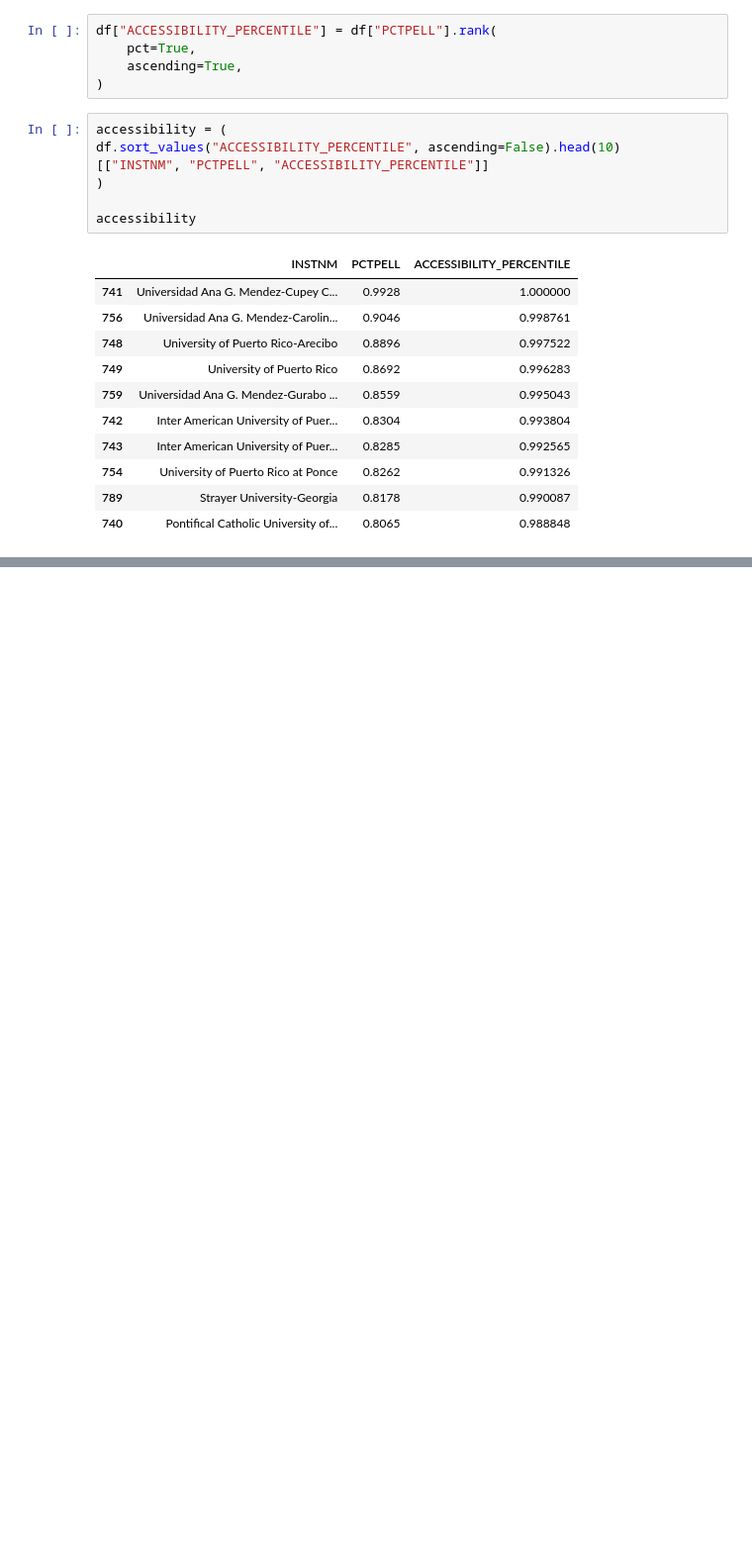
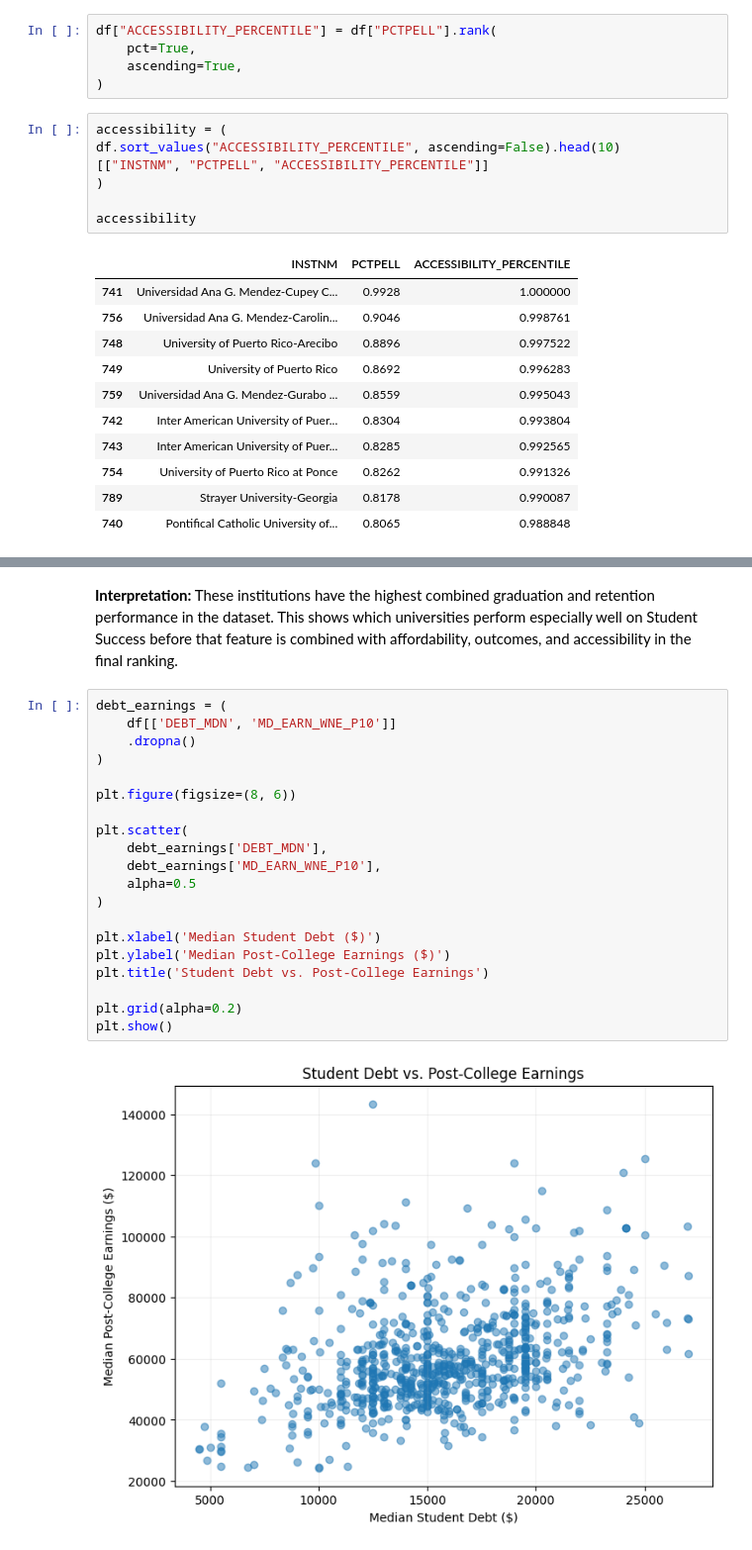
Before and after one commit to DanielYaari28/AIPI510P1, a Jupyter notebook: notebooks/02_feature_engineering.ipynb, the cells around one changed output, grey strips where cells are left out. Shown at 99% size. Drawn from its saved outputs; the diff is of its cells as text; blank space fills up the shorter version.

```diff
--- a/notebooks/02_feature_engineering.ipynb
+++ b/notebooks/02_feature_engineering.ipynb
@@ -280,0 +309,24 @@ accessibility
+# %% [markdown]
+**Interpretation:** These institutions have the highest combined graduation and retention performance in the dataset. This shows which universities perform especially well on Student Success before that feature is combined with affordability, outcomes, and accessibility in the final ranking.
+# %%
+debt_earnings = (
+    df[['DEBT_MDN', 'MD_EARN_WNE_P10']]
+    .dropna()
+)
+
+plt.figure(figsize=(8, 6))
+
+plt.scatter(
+    debt_earnings['DEBT_MDN'],
+    debt_earnings['MD_EARN_WNE_P10'],
+    alpha=0.5
+)
+
+plt.xlabel('Median Student Debt ($)')
+plt.ylabel('Median Post-College Earnings ($)')
+plt.title('Student Debt vs. Post-College Earnings')
+
+plt.grid(alpha=0.2)
+plt.show()
+# %% [output]
+[figure, added]
```
Also changed, not shown: parts of 5 cells of this notebook.
